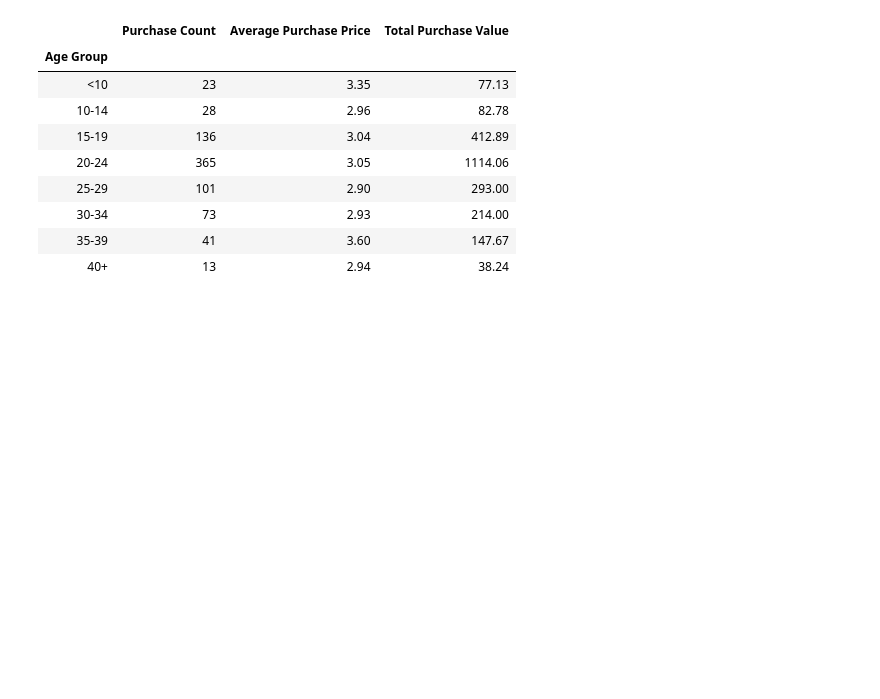
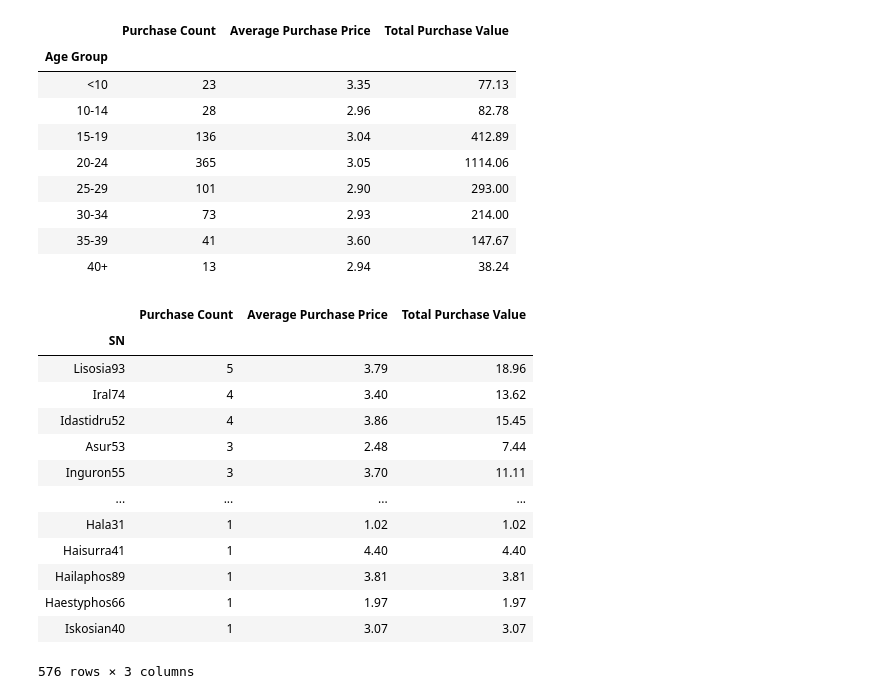
Before and after one commit to shidalgo12/Pandas-Challege, a Jupyter notebook: HeroesOfPymoli/Purchase_Data_Notebook.ipynb, the cells around one changed output. Cells and saved outputs as stored; diff of their text form; code cells hidden in the pictures; blank space fills up the shorter version.

```diff
--- a/HeroesOfPymoli/Purchase_Data_Notebook.ipynb
+++ b/HeroesOfPymoli/Purchase_Data_Notebook.ipynb
@@ -240,36 +240,52 @@ age_group_purchases
 | 35-39 | 41 | 3.60 | 147.67 |
 | 40+ | 13 | 2.94 | 38.24 |
 # %%
-# Top Spenders -Table headers: Purchase Count, Average Purchase Price, Total Purchase Value
-# Reference pandas 3- bugfix
+# Top Spenders
+    # Table headers: Purchase Count, Average Purchase Price, Total Purchase Value
 
-# Group by Player SN
+# Group by SN
     # set unique_SN as index column
 SN_group = purchase_df.groupby("SN")
 
-top_spenders_df = pd.DataFrame(SN_group['Price'].agg(['value_counts','sum','mean'])
-top_spenders_df
+# Count total purchases per player
+total_player_purchases = pd.DataFrame(SN_group["Purchase ID"].count())
+# total_player_purchases
+total_player_purchases = total_player_purchases.rename(columns={'Purchase ID':"Purchase Count"})
+total_player_purchases
 
+avg_player_spending = pd.DataFrame(round(SN_group["Price"].mean(),2))
+avg_player_spending
+avg_player_spending = avg_player_spending.rename(columns = {'Price': 'Average Purchase Price'})
+avg_player_spending
 
+total_player_spending = pd.DataFrame(SN_group["Price"].sum())
+total_player_spending
+total_player_spending = total_player_spending.rename(columns= {'Price': 'Total Purchase Value'})
+total_player_spending
 
-# Count total purchases per player
-total_player_purchases = SN_group["Price"].value_counts()
-# total_player_purchases.head()
-    # TOTAL PLAYER PURCHASES NOT APPEARING AS FORMATTED TABLE
+merge_table = pd.merge(total_player_purchases, avg_player_spending, on= 'SN')
+merge_table
 
-total_player_spending = SN_group["Price"].sum()
-# total_player_spending
+top_spenders = pd.merge(merge_table, total_player_spending, on='SN')
+top_spenders
 
-# avg_purchase_price = round(SN_group["Price"].mean(),2)
-# avg_purchase_price
-
-
-
-# # top_spenders_df = pd.DataFrame(SN_group,total_player_purchases,avg_purchase_price,total_player_spending)
-# # top_spenders_df
-
-# # Sort the total purchase value column in descending order
-#         # reference pandas-1 hey arnold
+top_spenders_sort = top_spenders.sort_values("Purchase Count", ascending=False)
+top_spenders_sort
 
 # # Optional: give the displayed data cleaner formatting
 # # Display a preview of the summary data frame
+# %% [output]
+|  | Purchase Count | Average Purchase Price | Total Purchase Value |
+| SN |  |  |  |
+| Lisosia93 | 5 | 3.79 | 18.96 |
+| Iral74 | 4 | 3.40 | 13.62 |
+| Idastidru52 | 4 | 3.86 | 15.45 |
+| Asur53 | 3 | 2.48 | 7.44 |
+| Inguron55 | 3 | 3.70 | 11.11 |
+| ... | ... | ... | ... |
+| Hala31 | 1 | 1.02 | 1.02 |
+| Haisurra41 | 1 | 4.40 | 4.40 |
+| Hailaphos89 | 1 | 3.81 | 3.81 |
+| Haestyphos66 | 1 | 1.97 | 1.97 |
+| Iskosian40 | 1 | 3.07 | 3.07 |
+576 rows × 3 columns
```
Also changed, not shown: parts of 5 cells of this notebook.
